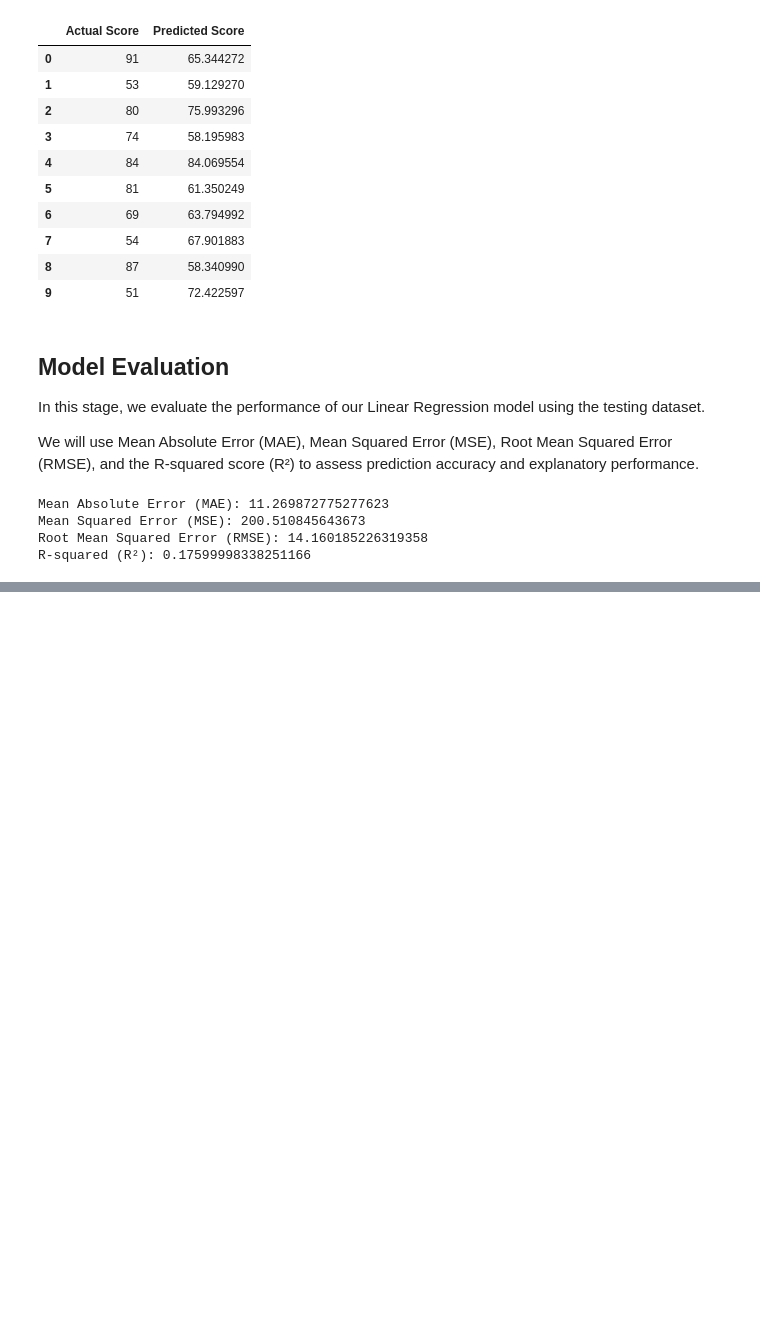
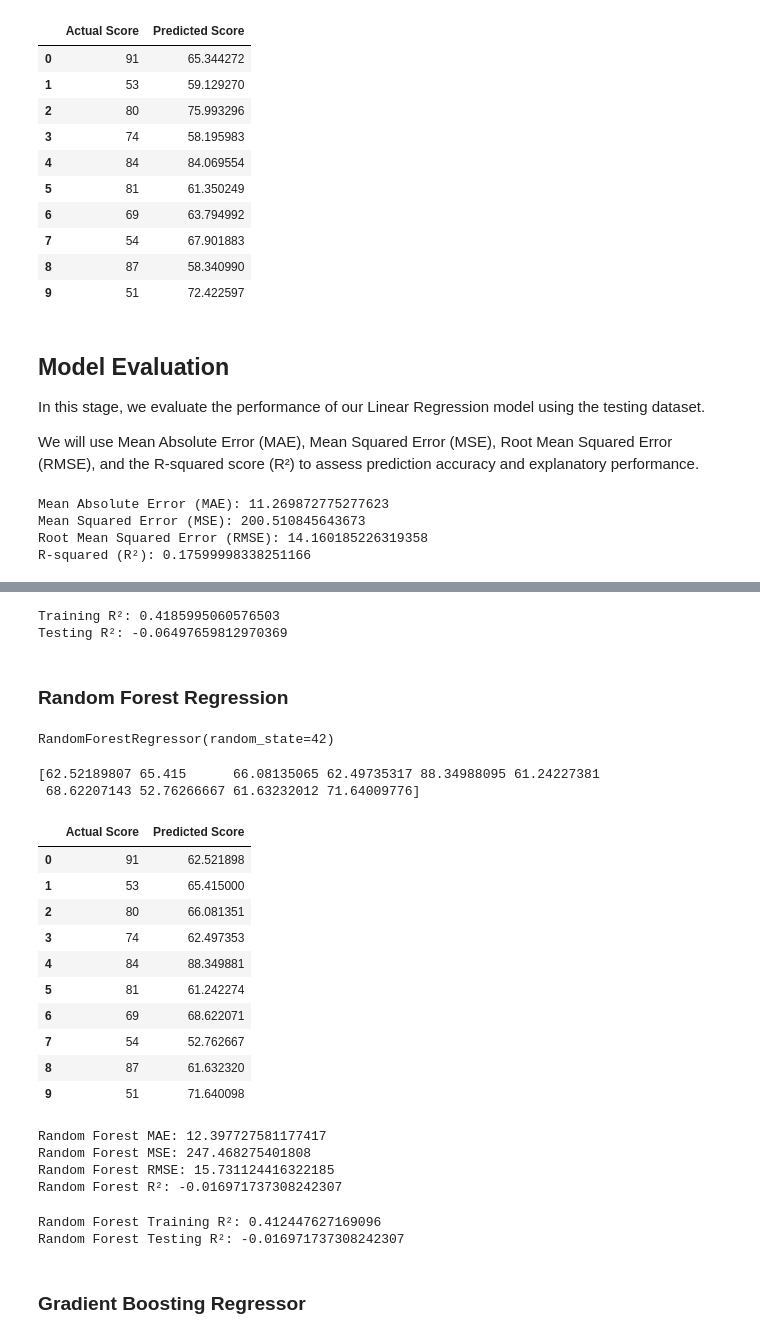
Before and after one commit to kiptochmike/student-exam-performance-eda, a Jupyter notebook: student.ipynb, the cells around one changed output, grey strips where cells are left out. Saved outputs shown, nothing was run; the diff lists cells and outputs as text; code cells hidden in the pictures; blank space fills up the shorter version.

```diff
--- a/student.ipynb
+++ b/student.ipynb
@@ -1283,0 +1373,78 @@ R-squared (R²): 0.17599998338251166
+# %%
+tree_train_predictions = tree_model.predict(X_train_encoded)
+
+tree_train_r2 = r2_score(y_train, tree_train_predictions)
+tree_test_r2 = r2_score(y_test, tree_predictions)
+
+print("Training R²:", tree_train_r2)
+print("Testing R²:", tree_test_r2)
+# %% [output]
+Training R²: 0.4185995060576503
+Testing R²: -0.06497659812970369
+# %% [markdown]
+### Random Forest Regression
+# %%
+# Initialize the Random Forest Regressor
+rf_model = RandomForestRegressor(
+    n_estimators=100,
+    random_state=42
+)
+
+# Train the model
+rf_model.fit(X_train_encoded, y_train)
+# %% [output]
+RandomForestRegressor(random_state=42)
+# %%
+rf_predictions = rf_model.predict(X_test_encoded)
+
+print(rf_predictions[:10])
+# %% [output]
+[62.52189807 65.415      66.08135065 62.49735317 88.34988095 61.24227381
+ 68.62207143 52.76266667 61.63232012 71.64009776]
+# %%
+rf_comparison = pd.DataFrame({
+    'Actual Score': y_test.values,
+    'Predicted Score': rf_predictions
+})
+
+display(rf_comparison.head(10))
+# %% [output]
+|  | Actual Score | Predicted Score |
+| 0 | 91 | 62.521898 |
+| 1 | 53 | 65.415000 |
+| 2 | 80 | 66.081351 |
+| 3 | 74 | 62.497353 |
+| 4 | 84 | 88.349881 |
+| 5 | 81 | 61.242274 |
+| 6 | 69 | 68.622071 |
+| 7 | 54 | 52.762667 |
+| 8 | 87 | 61.632320 |
+| 9 | 51 | 71.640098 |
+# %%
+rf_mae = mean_absolute_error(y_test, rf_predictions)
+rf_mse = mean_squared_error(y_test, rf_predictions)
+rf_rmse = np.sqrt(rf_mse)
+rf_r2 = r2_score(y_test, rf_predictions)
+
+print("Random Forest MAE:", rf_mae)
+print("Random Forest MSE:", rf_mse)
+print("Random Forest RMSE:", rf_rmse)
+print("Random Forest R²:", rf_r2)
+# %% [output]
+Random Forest MAE: 12.397727581177417
+Random Forest MSE: 247.468275401808
+Random Forest RMSE: 15.731124416322185
+Random Forest R²: -0.016971737308242307
+# %%
+rf_train_predictions = rf_model.predict(X_train_encoded)
+
+rf_train_r2 = r2_score(y_train, rf_train_predictions)
+rf_test_r2 = r2_score(y_test, rf_predictions)
+
+print("Random Forest Training R²:", rf_train_r2)
+print("Random Forest Testing R²:", rf_test_r2)
+# %% [output]
+Random Forest Training R²: 0.412447627169096
+Random Forest Testing R²: -0.016971737308242307
+# %% [markdown]
+### Gradient Boosting Regressor
```
Also changed, not shown: parts of 21 cells of this notebook.
